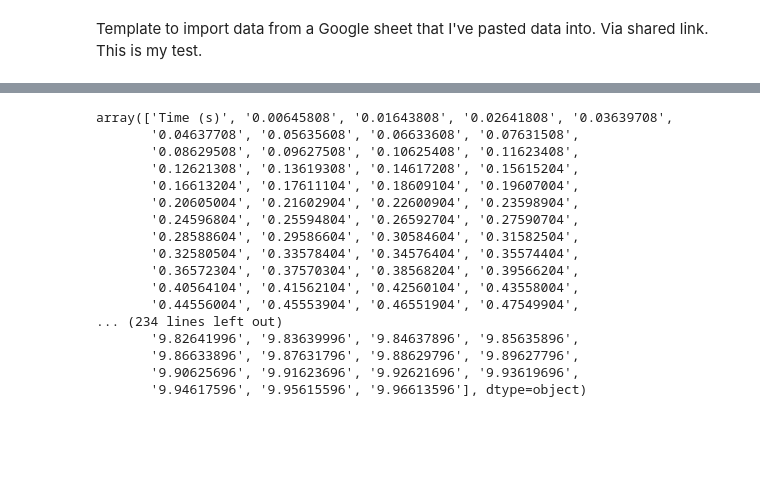
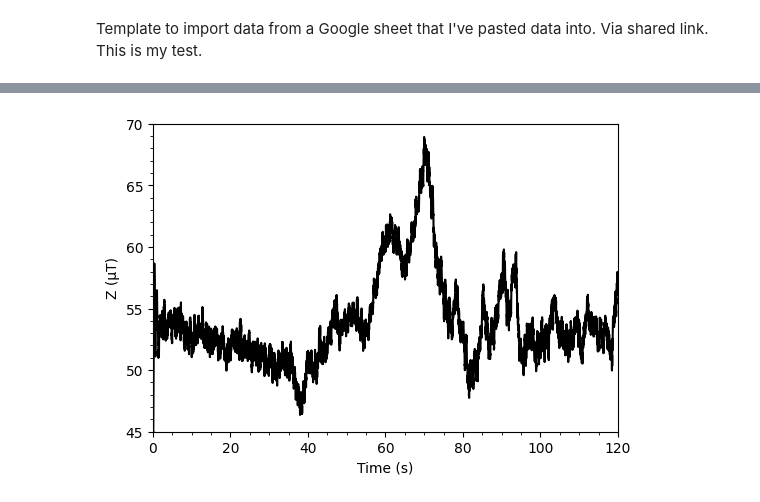
Before and after one commit to dave-heslop74/APA, a Jupyter notebook: Plotting_test_Phyphox.ipynb, the cells around one changed output, grey strips where cells are left out. Cells and saved outputs as stored; diff of their text form; code cells hidden in the pictures; blank space fills up the shorter version.

Commit message:
Included a combination of plots, multiple plots in one pane, and subplots.

```diff
--- a/Plotting_test_Phyphox.ipynb
+++ b/Plotting_test_Phyphox.ipynb
@@ -61,20 +50,12 @@ plt.plot(t,x)
-# %%
-t
-# %% [output]
-array(['Time (s)', '0.00645808', '0.01643808', '0.02641808', '0.03639708',
-       '0.04637708', '0.05635608', '0.06633608', '0.07631508',
-       '0.08629508', '0.09627508', '0.10625408', '0.11623408',
-       '0.12621308', '0.13619308', '0.14617208', '0.15615204',
-       '0.16613204', '0.17611104', '0.18609104', '0.19607004',
-       '0.20605004', '0.21602904', '0.22600904', '0.23598904',
-       '0.24596804', '0.25594804', '0.26592704', '0.27590704',
-       '0.28588604', '0.29586604', '0.30584604', '0.31582504',
-       '0.32580504', '0.33578404', '0.34576404', '0.35574404',
-       '0.36572304', '0.37570304', '0.38568204', '0.39566204',
-       '0.40564104', '0.41562104', '0.42560104', '0.43558004',
-       '0.44556004', '0.45553904', '0.46551904', '0.47549904',
-... (234 lines left out)
-       '9.82641996', '9.83639996', '9.84637896', '9.85635896',
-       '9.86633896', '9.87631796', '9.88629796', '9.89627796',
-       '9.90625696', '9.91623696', '9.92621696', '9.93619696',
-       '9.94617596', '9.95615596', '9.96613596'], dtype=object)
+# %%
+fig, ax = plt.subplots(figsize=(6, 4))
+ax.plot(df['Time (s)'],df['Z (µT)'],'k')
+ax.set_xlabel('Time (s)')
+ax.set_ylabel('Z (µT)')
+
+ax.set_xlim([0,120])
+ax.set_ylim([45,70])
+
+ax.minorticks_on()
+# %% [output]
+[figure, added]
```
Also changed, not shown: parts of 6 cells of this notebook.
